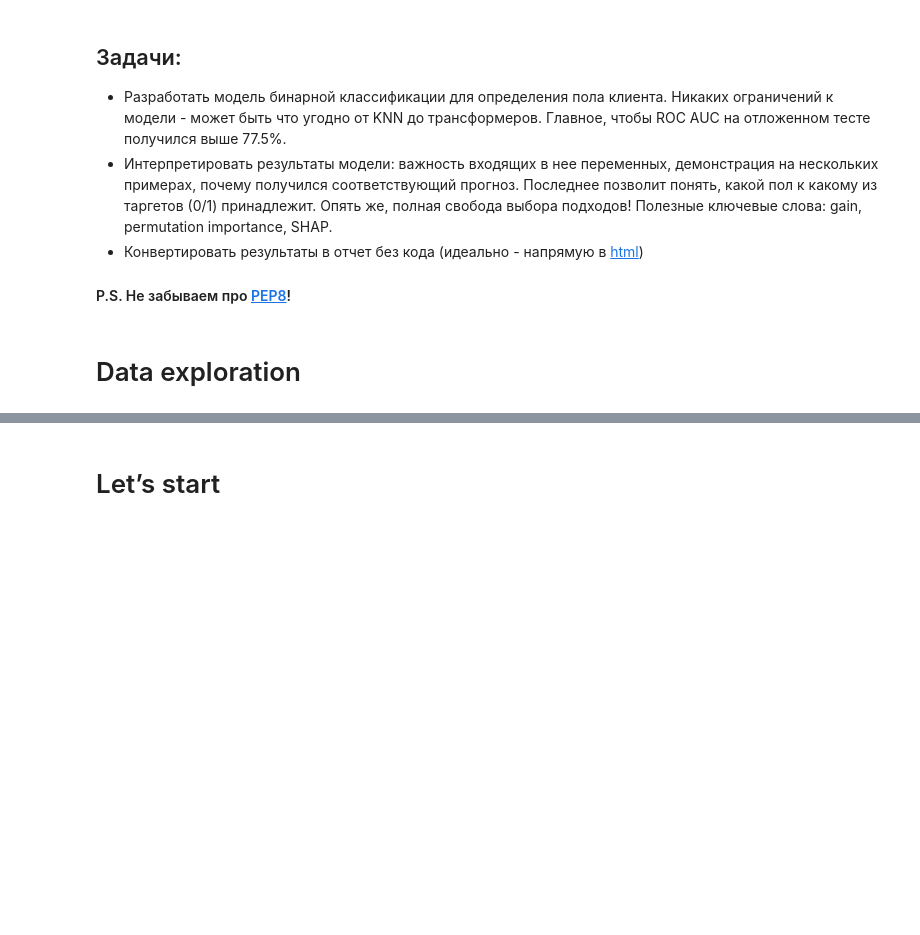
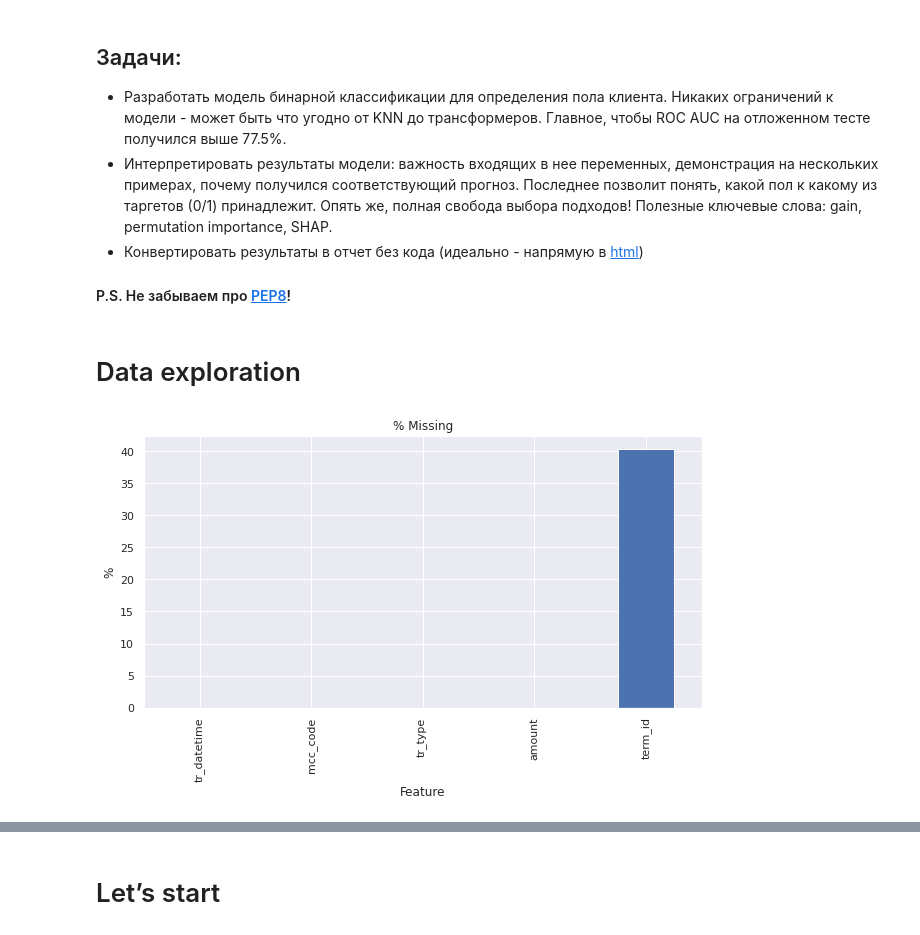
Before and after one commit to Rusamus/workspace, a Jupyter notebook: Binary_class/Assessment.ipynb, the cells around one changed output, grey strips where cells are left out. Cells and saved outputs as stored; diff of their text form; code cells hidden in the pictures; blank space fills up the shorter version.

```diff
--- a/Binary_class/Assessment.ipynb
+++ b/Binary_class/Assessment.ipynb
@@ -54,12 +54,15 @@ gender = pd.read_csv("data/gender.csv", index_col="customer_id")
 # %%
 import matplotlib.pyplot as plt
 
 # Plot % missing values
+plt.figure(figsize=(10,5))
 (transactions.isnull().sum(axis = 0) / transactions.shape[0] * 100).plot.bar()
 plt.title('% Missing')
 plt.xlabel('Feature')
 plt.ylabel('%')
 plt.show()
+# %% [output]
+[figure, added]
 # %%
 #check the classes distribution
 import seaborn as sns; sns.set()
```
Also changed, not shown: parts of 12 cells of this notebook.
